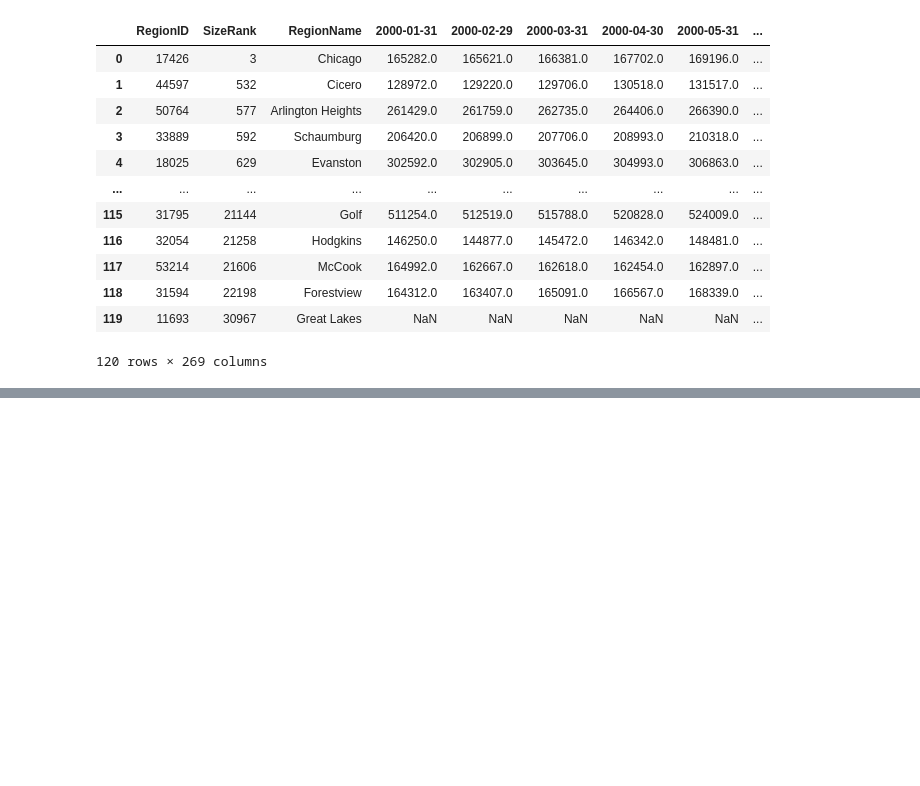
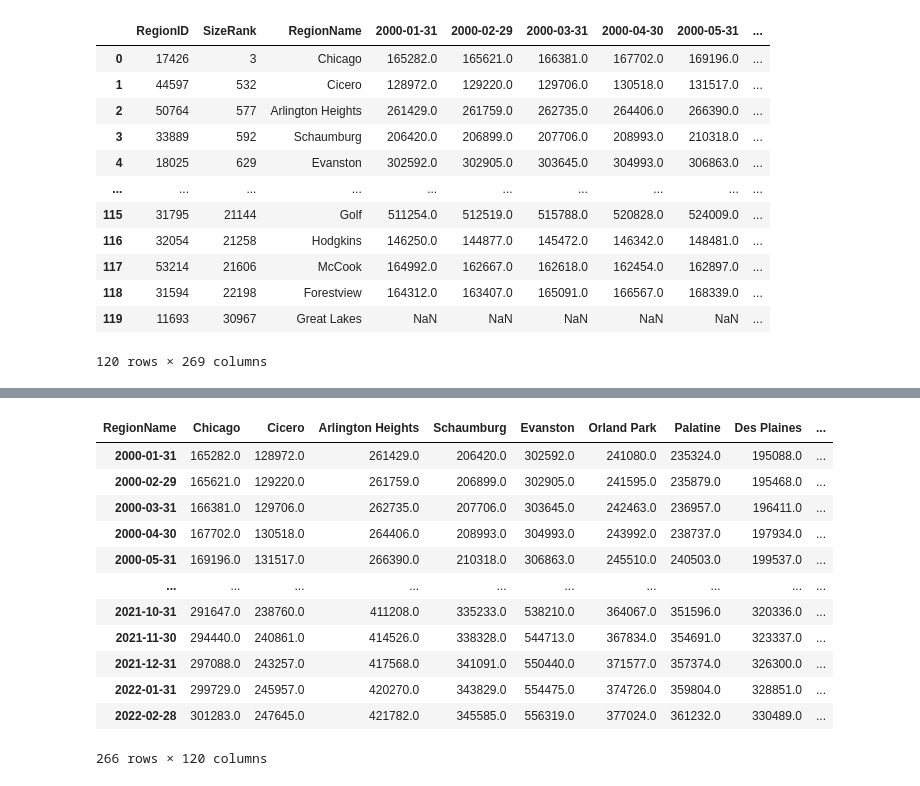
Before and after one commit to oh-be/project4, a Jupyter notebook: EDA.ipynb, the cells around one changed output, grey strips where cells are left out. Cells and saved outputs as stored; diff of their text form; code cells hidden in the pictures; blank space fills up the shorter version.

```diff
--- a/EDA.ipynb
+++ b/EDA.ipynb
@@ -82,0 +99,20 @@ cook.to_csv('visual.csv')
+# %%
+cook = cook.drop(['RegionID','SizeRank'],axis=1)
+# %%
+cook = cook.set_index('RegionName')
+# %%
+cook.transpose()
+# %% [output]
+| RegionName | Chicago | Cicero | Arlington Heights | Schaumburg | Evanston | Orland Park | Palatine | Des Plaines | ... |
+| 2000-01-31 | 165282.0 | 128972.0 | 261429.0 | 206420.0 | 302592.0 | 241080.0 | 235324.0 | 195088.0 | ... |
+| 2000-02-29 | 165621.0 | 129220.0 | 261759.0 | 206899.0 | 302905.0 | 241595.0 | 235879.0 | 195468.0 | ... |
+| 2000-03-31 | 166381.0 | 129706.0 | 262735.0 | 207706.0 | 303645.0 | 242463.0 | 236957.0 | 196411.0 | ... |
+| 2000-04-30 | 167702.0 | 130518.0 | 264406.0 | 208993.0 | 304993.0 | 243992.0 | 238737.0 | 197934.0 | ... |
+| 2000-05-31 | 169196.0 | 131517.0 | 266390.0 | 210318.0 | 306863.0 | 245510.0 | 240503.0 | 199537.0 | ... |
+| ... | ... | ... | ... | ... | ... | ... | ... | ... | ... |
+| 2021-10-31 | 291647.0 | 238760.0 | 411208.0 | 335233.0 | 538210.0 | 364067.0 | 351596.0 | 320336.0 | ... |
+| 2021-11-30 | 294440.0 | 240861.0 | 414526.0 | 338328.0 | 544713.0 | 367834.0 | 354691.0 | 323337.0 | ... |
+| 2021-12-31 | 297088.0 | 243257.0 | 417568.0 | 341091.0 | 550440.0 | 371577.0 | 357374.0 | 326300.0 | ... |
+| 2022-01-31 | 299729.0 | 245957.0 | 420270.0 | 343829.0 | 554475.0 | 374726.0 | 359804.0 | 328851.0 | ... |
+| 2022-02-28 | 301283.0 | 247645.0 | 421782.0 | 345585.0 | 556319.0 | 377024.0 | 361232.0 | 330489.0 | ... |
+266 rows × 120 columns
```
Also changed, not shown: parts of 8 cells of this notebook, 3 other files.
